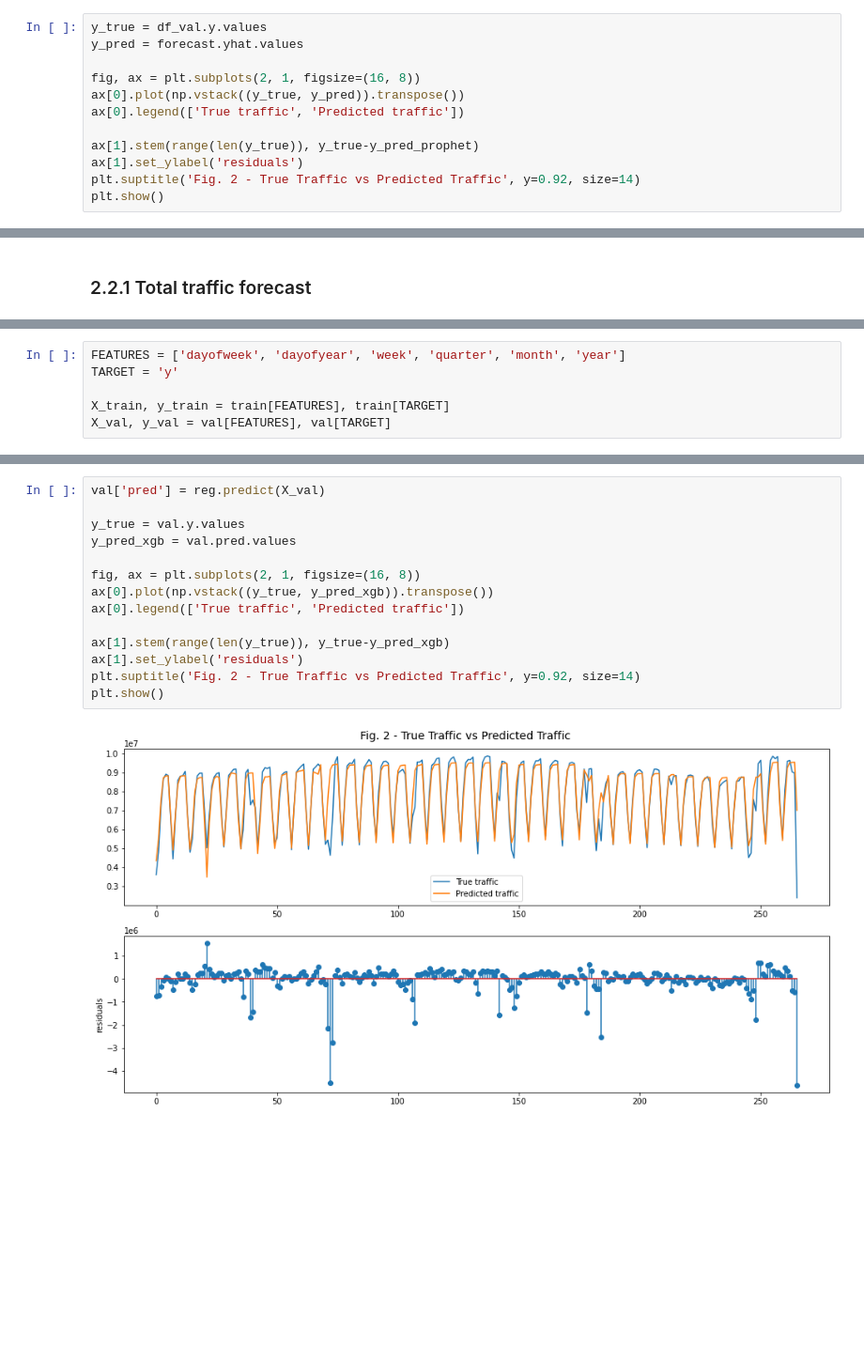
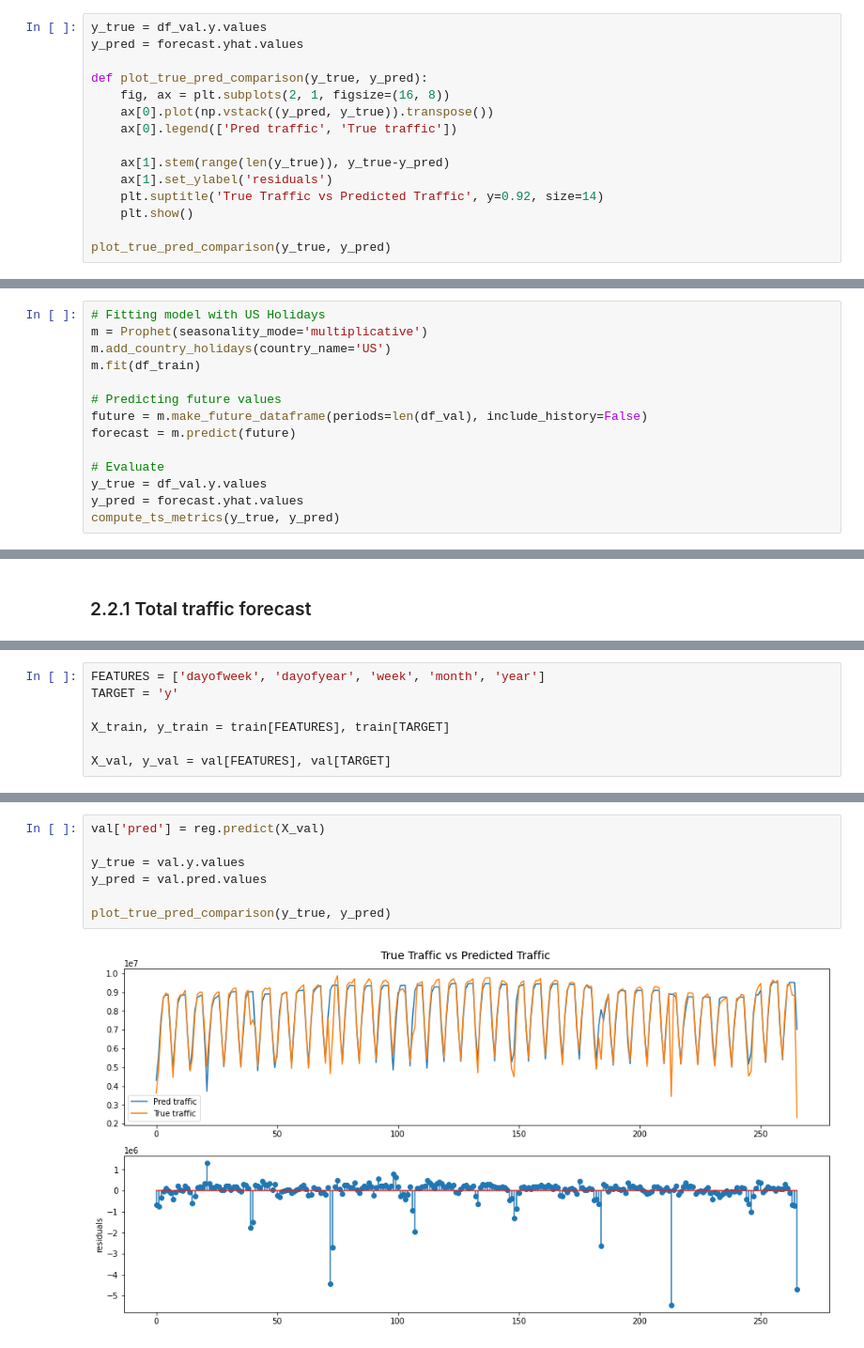
Before and after one commit to esgario/nyc-metro-forecasting, a Jupyter notebook: 2_forecasting.ipynb, the cells around one changed output, grey strips where cells are left out. Shown at 94% size. Cells and saved outputs as stored; diff of their text form; blank space fills up the shorter version.

```diff
--- a/2_forecasting.ipynb
+++ b/2_forecasting.ipynb
@@ -104,12 +118,15 @@ fig2 = m.plot_components(forecast, figsize=(16, 10))
 y_true = df_val.y.values
 y_pred = forecast.yhat.values
 
-fig, ax = plt.subplots(2, 1, figsize=(16, 8))
-ax[0].plot(np.vstack((y_true, y_pred)).transpose())
-ax[0].legend(['True traffic', 'Predicted traffic'])
+def plot_true_pred_comparison(y_true, y_pred):
+    fig, ax = plt.subplots(2, 1, figsize=(16, 8))
+    ax[0].plot(np.vstack((y_pred, y_true)).transpose())
+    ax[0].legend(['Pred traffic', 'True traffic'])
 
-ax[1].stem(range(len(y_true)), y_true-y_pred_prophet)
-ax[1].set_ylabel('residuals')
-plt.suptitle('Fig. 2 - True Traffic vs Predicted Traffic', y=0.92, size=14)
-plt.show()
+    ax[1].stem(range(len(y_true)), y_true-y_pred)
+    ax[1].set_ylabel('residuals')
+    plt.suptitle('True Traffic vs Predicted Traffic', y=0.92, size=14)
+    plt.show()
+
+plot_true_pred_comparison(y_true, y_pred)
 # %% [output]
@@ -214,0 +164,14 @@ fig = plot_cv_results(df_cv, 'mape')
+# %%
+# Fitting model with US Holidays
+m = Prophet(seasonality_mode='multiplicative')
+m.add_country_holidays(country_name='US')
+m.fit(df_train)
+
+# Predicting future values
+future = m.make_future_dataframe(periods=len(df_val), include_history=False)
+forecast = m.predict(future)
+
+# Evaluate
+y_true = df_val.y.values
+y_pred = forecast.yhat.values
+compute_ts_metrics(y_true, y_pred)
@@ -313,6 +302,7 @@ train.head()
 # %%
-FEATURES = ['dayofweek', 'dayofyear', 'week', 'quarter', 'month', 'year']
+FEATURES = ['dayofweek', 'dayofyear', 'week', 'month', 'year']
 TARGET = 'y'
 
 X_train, y_train = train[FEATURES], train[TARGET]
+
 X_val, y_val = val[FEATURES], val[TARGET]
@@ -353,17 +340,10 @@ plt.show()
 # %%
 val['pred'] = reg.predict(X_val)
 
 y_true = val.y.values
-y_pred_xgb = val.pred.values
+y_pred = val.pred.values
 
-fig, ax = plt.subplots(2, 1, figsize=(16, 8))
-ax[0].plot(np.vstack((y_true, y_pred_xgb)).transpose())
-ax[0].legend(['True traffic', 'Predicted traffic'])
-
-ax[1].stem(range(len(y_true)), y_true-y_pred_xgb)
-ax[1].set_ylabel('residuals')
-plt.suptitle('Fig. 2 - True Traffic vs Predicted Traffic', y=0.92, size=14)
-plt.show()
+plot_true_pred_comparison(y_true, y_pred)
 # %% [output]
-[figure, old version]
+[figure, new version]
 # %%
```
Also changed, not shown: parts of 60 cells of this notebook, 1 other file.
